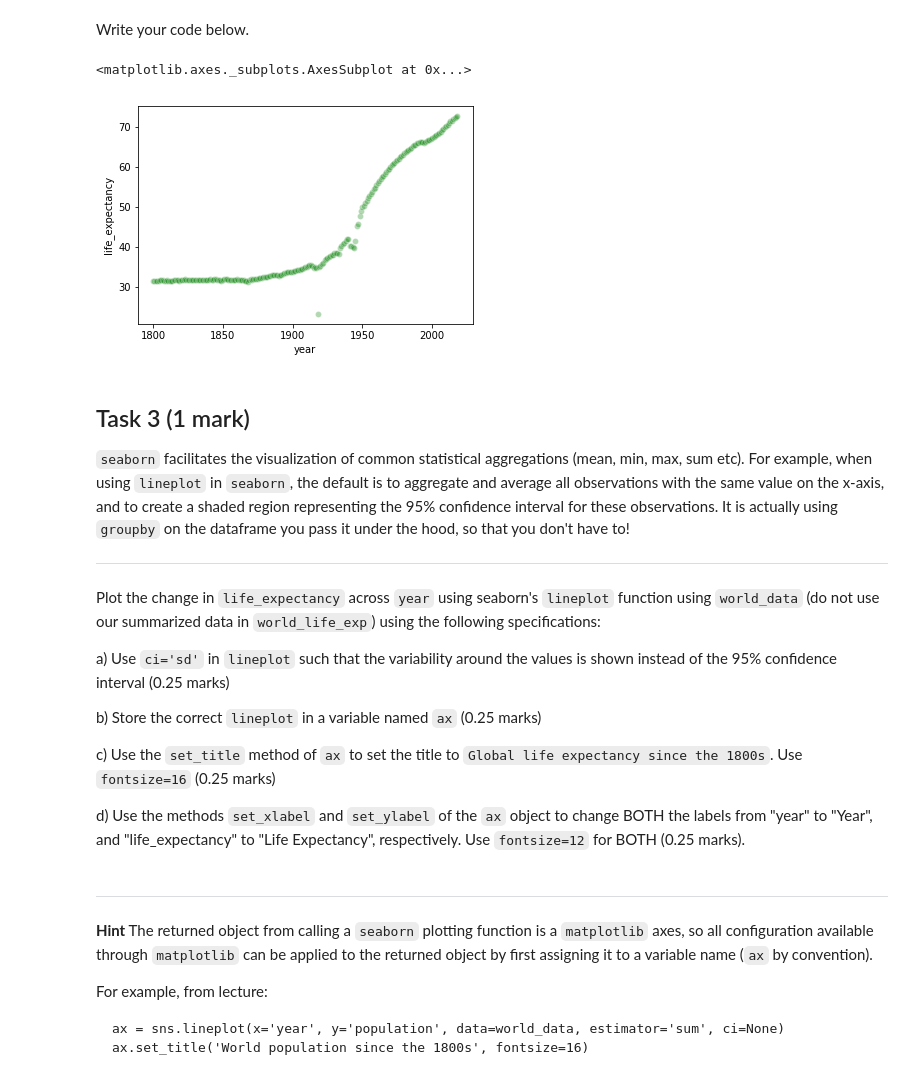
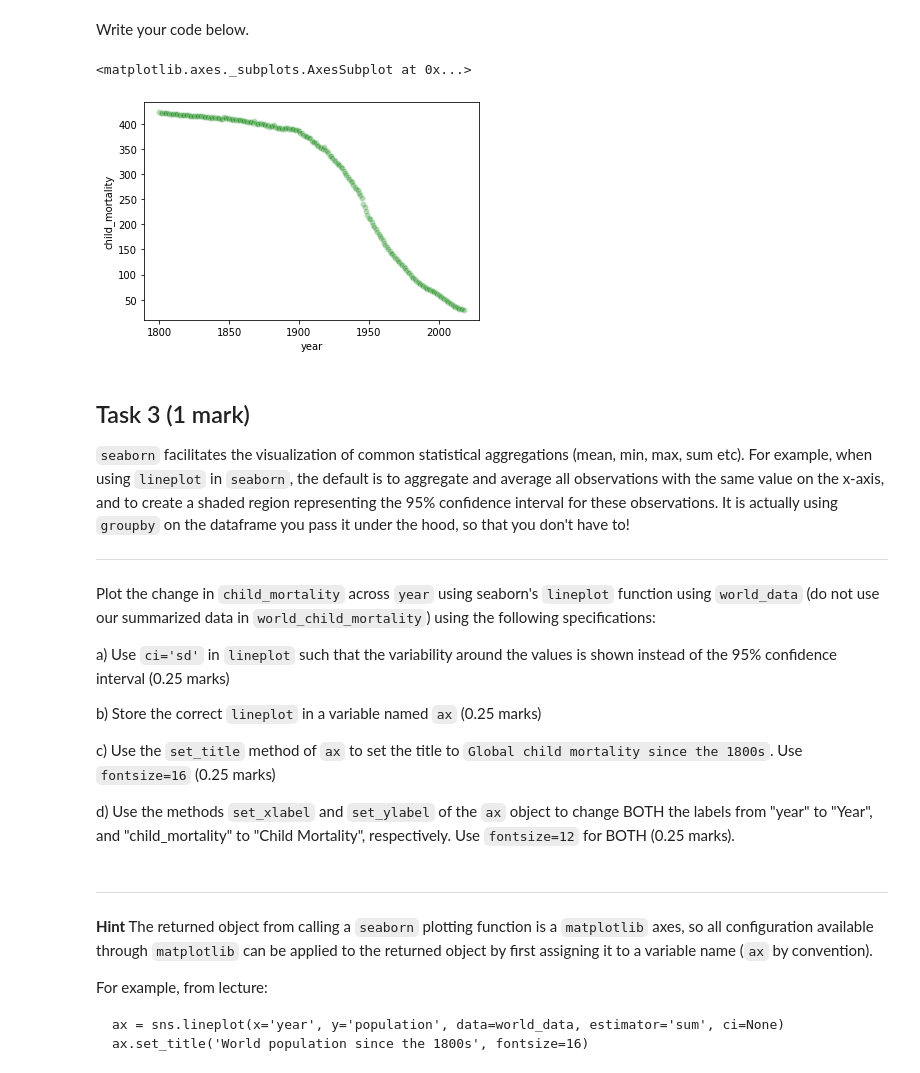
Before and after one commit to BME1478H/BME1478material, a Jupyter notebook: Lectures/week08/solution_assignment7.ipynb, the cells around one changed output. Drawn from its saved outputs; the diff is of its cells as text; code cells hidden in the pictures.

```diff
--- a/Lectures/week08/solution_assignment7.ipynb
+++ b/Lectures/week08/solution_assignment7.ipynb
@@ -65,8 +65,8 @@ ax.scatter(x='year', y='population', data=world_pop, color='purple')
 ___
 Write your code below, only one plot (with all the requirements from the question above) is required.
 # %%
-world_life_exp = world_data.groupby('year')['life_expectancy'].mean().reset_index()
+world_child_mortality = world_data.groupby('year')['child_mortality'].mean().reset_index()
 fig, ax = plt.subplots()
-ax.scatter(x='year', y='life_expectancy', data=world_life_exp, color='green', alpha=0.3)
+ax.scatter(x='year', y='child_mortality', data=world_child_mortality, color='green', alpha=0.3)
 # %% [output]
 <matplotlib.collections.PathCollection at 0x...>
@@ -87,10 +87,10 @@ ___
 Write your code below.
 # %%
 import seaborn as sns
-sns.scatterplot("year", "life_expectancy", data=world_life_exp, color='green', alpha=0.3)
+sns.scatterplot("year", "child_mortality", data=world_child_mortality, color='green', alpha=0.3)
 # %% [output]
 <matplotlib.axes._subplots.AxesSubplot at 0x...>
-[figure, old version]
+[figure, new version]
 # %% [markdown]
 ## Task 3 (1 mark)
 
@@ -98,15 +98,15 @@ sns.scatterplot("year", "life_expectancy", data=world_life_exp, color='green', a
 For example, when using `lineplot` in `seaborn`, the default is to aggregate and average all observations with the same value on the x-axis, and to create a shaded region representing the 95% confidence interval for these observations. It is actually using `groupby` on the dataframe you pass it under the hood, so that you don't have to!
 ___
 
-Plot the change in `life_expectancy` across `year` using seaborn's `lineplot` function using `world_data` (do not use our summarized data in `world_life_exp`) using the following specifications:
+Plot the change in `child_mortality` across `year` using seaborn's `lineplot` function using `world_data` (do not use our summarized data in `world_child_mortality`) using the following specifications:
 
 a) Use `ci='sd'` in `lineplot` such that the variability around the values is shown instead of the 95% confidence interval (0.25 marks)
 
 b) Store the correct `lineplot` in a variable named `ax` (0.25 marks)
 
-c) Use the `set_title` method of `ax` to set the title to `Global life expectancy since the 1800s`. Use `fontsize=16`  (0.25 marks)
+c) Use the `set_title` method of `ax` to set the title to `Global child mortality since the 1800s`. Use `fontsize=16`  (0.25 marks)
 
-d) Use the methods `set_xlabel` and `set_ylabel` of the `ax` object to change BOTH the labels from "year" to "Year", and "life_expectancy" to "Life Expectancy", respectively. Use `fontsize=12` for BOTH (0.25 marks).
+d) Use the methods `set_xlabel` and `set_ylabel` of the `ax` object to change BOTH the labels from "year" to "Year", and "child_mortality" to "Child Mortality", respectively. Use `fontsize=12` for BOTH (0.25 marks).
 # %% [markdown]
 ___
 **Hint** The returned object from calling a `seaborn` plotting function is a `matplotlib` axes,
```
Also changed, not shown: parts of 7 cells of this notebook, 2 other files.
